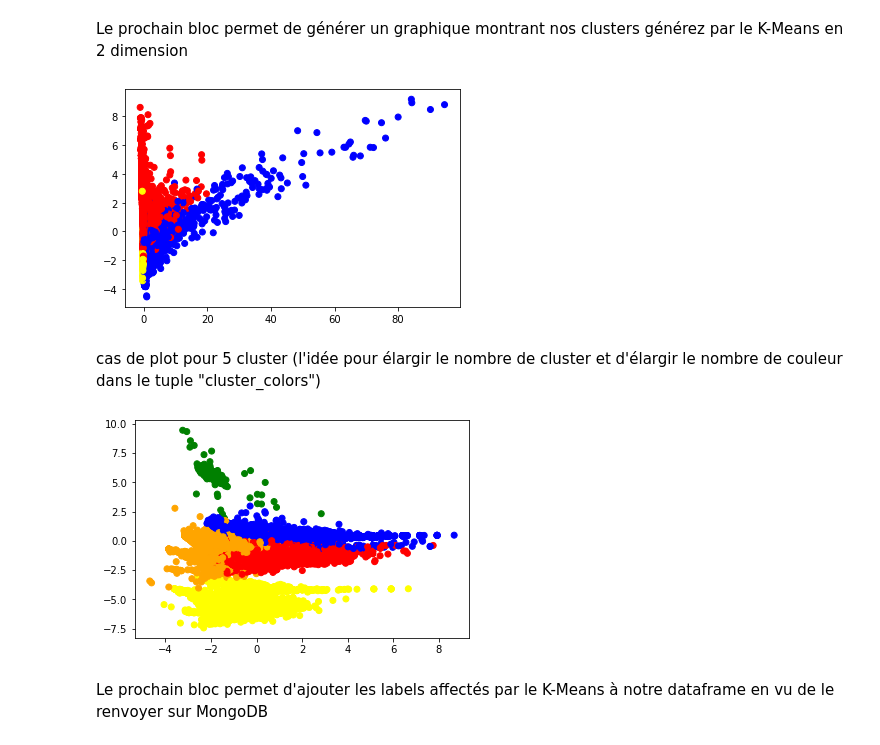
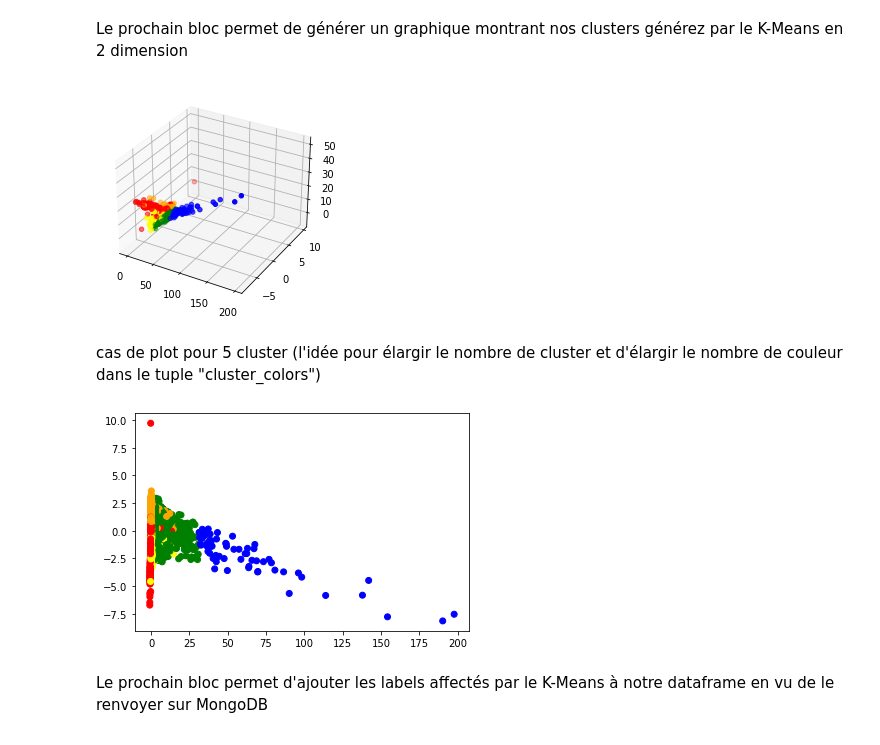
Before and after one commit to vallhallalm/Projet-analyse-de-Tweet, a Jupyter notebook: K-Means multi-cluster.ipynb, the cells around one changed output. Saved outputs shown, nothing was run; the diff lists cells and outputs as text; code cells hidden in the pictures.

```diff
--- a/K-Means multi-cluster.ipynb
+++ b/K-Means multi-cluster.ipynb
@@ -45,11 +46,13 @@ Le bloc suivant permet de préparer le dataset (retrait de dimension, conversion
 df=datas
 df.drop('tweets', inplace=True, axis=1)
 df.drop('_id', inplace=True, axis=1)
+df.drop('mentions_freq', inplace=True, axis=1)
+df.drop('hashtags_freq', inplace=True, axis=1)
 #df.drop('follow_popularity', inplace=True, axis=1)
 #df.drop('group_popularity', inplace=True, axis=1)
 #df.drop('verified', inplace=True, axis=1)
 #df.drop('user_created_at', inplace = True, axis = 1)
-df.drop('verified_badge', inplace = True, axis = 1)
+#df.drop('verified_badge', inplace = True, axis = 1)
 #df.drop('groups_count', inplace = True, axis = 1)
 #df.drop('tweets_count', inplace = True, axis = 1)
 
@@ -67,7 +70,7 @@ Le prochain bloc permet de lancer le K-Means sur nos données
 # %%
 users_prep=preprocessing.scale(users)
 
-kmeans = cluster.KMeans(n_clusters=3)
+kmeans = cluster.KMeans(n_clusters=5)
 kmeans.fit(users_prep)
 
 print(kmeans.inertia_)
@@ -99,7 +103,7 @@ plt.show()
 # %% [markdown]
 Le prochain bloc permet de réaliser une ACP sur nos données afin de revenir à deux dimensions
 # %%
-pca = PCA(2)
+pca = PCA(3)
 pca.fit(users_prep)
 
 pca_data = pd.DataFrame(pca.transform(users_prep))
@@ -118,29 +122,29 @@ sns.lmplot(x='comp1', y='comp2', data=df_tsne, hue='label', fit_reg=False)
 Le prochain bloc permet de générer un graphique montrant nos clusters générez par le K-Means en 2 dimension
 # %%
 fig = plt.figure()
-ax = fig.add_subplot(111)
+ax = plt.axes(projection='3d')
 new_pca_data = pca_data
-cluster_colors = ('blue', 'red','yellow')
+cluster_colors = ('blue', 'red','green','yellow','orange')
 #We insert label column in new_PCA_data if necessary
 if(not 'label' in new_pca_data.columns):
       new_pca_data.insert(2,"label",kmeans.labels_)
 
 #We zoom on the graph by selecting only certain scales
 new_pca_data = new_pca_data[new_pca_data[0] < 200]
 new_pca_data = new_pca_data[new_pca_data[1] < 10]
-ax.scatter(new_pca_data[0], new_pca_data[1],
+ax.scatter(new_pca_data[0], new_pca_data[1], new_pca_data[2],
            c = list(map(lambda label : cluster_colors[label],new_pca_data['label'])))
 
 
 ''' str_labels = list(map(lambda label:'% s' % label, kmeans.labels_))
 
 # list(map(lambda data1, data2, str_label:
 #         ax.text(data1, data2, s = str_label, size = 16.5,
 #         zorder = 20, color = 'k'), pca_data[0], pca_data[1], str_labels))'''
 
 plt.show()
 # %% [output]
-[figure, old version]
+[figure, new version]
 # %% [markdown]
 cas de plot pour 5 cluster (l'idée pour élargir le nombre de cluster et d'élargir le nombre de couleur dans le tuple "cluster_colors")
 # %%
@@ -167,7 +171,7 @@ ax.scatter(new_pca_data[0], new_pca_data[1],
 
 plt.show()
 # %% [output]
-[figure, old version]
+[figure, new version]
 # %% [markdown]
 Le prochain bloc permet d'ajouter les labels affectés par le K-Means à notre dataframe en vu de le renvoyer sur MongoDB
 # %%
```
Also changed, not shown: parts of 5 cells of this notebook, 1 other file.
